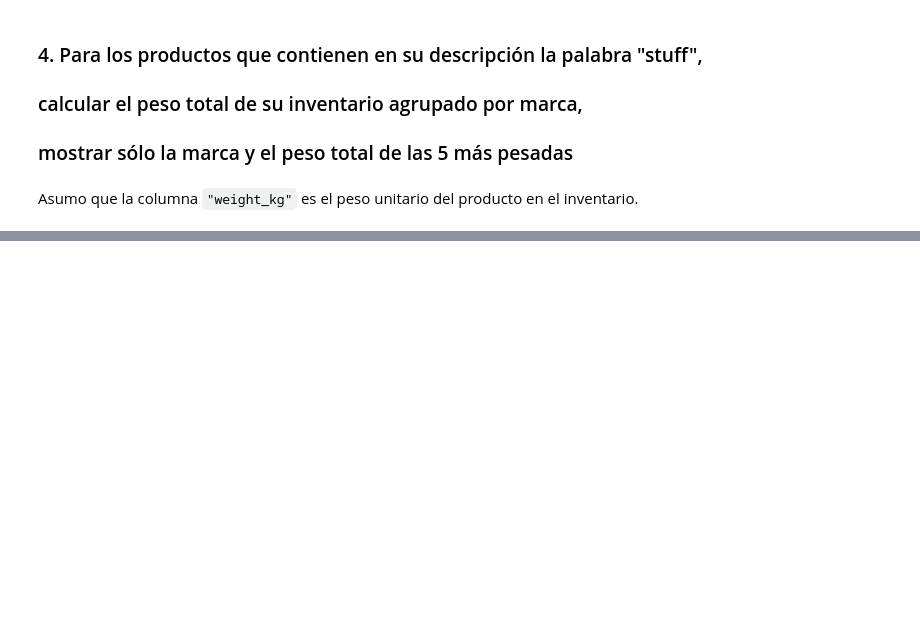
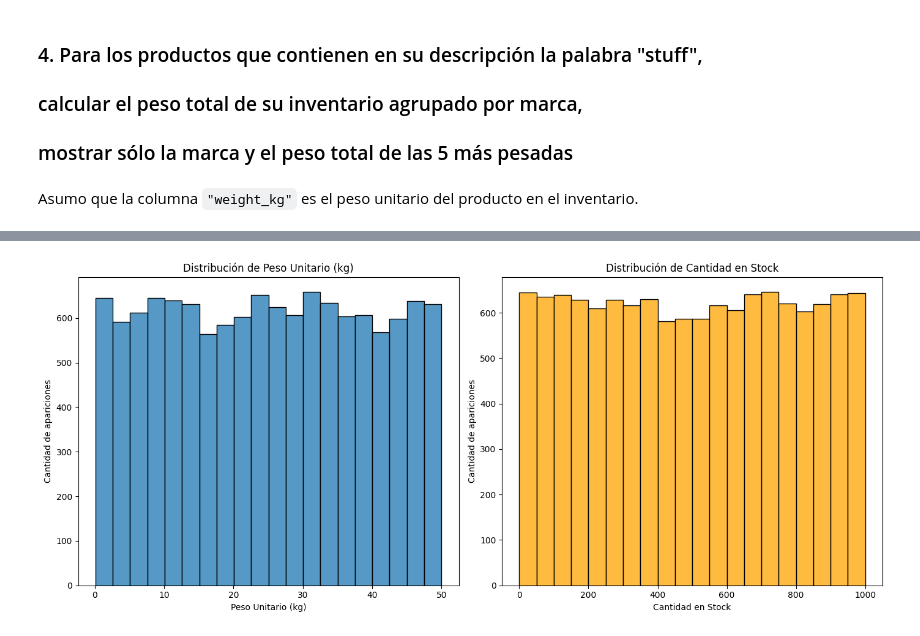
Before and after one commit to patricioibar/datos-tp1, a Jupyter notebook: main.ipynb, the cells around one changed output, grey strips where cells are left out. Drawn from its saved outputs; the diff is of its cells as text; code cells hidden in the pictures; blank space fills up the shorter version.

```diff
--- a/main.ipynb
+++ b/main.ipynb
@@ -315,0 +322,16 @@ stuff_products
+# %%
+plt.figure(figsize=(14, 6))
+
+plt.subplot(1, 2, 1)
+sns.histplot(stuff_products["Peso Unitario (kg)"].dropna(), bins=20)
+plt.title("Distribución de Peso Unitario (kg)")
+plt.ylabel("Cantidad de apariciones")
+
+plt.subplot(1, 2, 2)
+sns.histplot(stuff_products["Cantidad en Stock"].dropna(), bins=20, color="orange")
+plt.title("Distribución de Cantidad en Stock")
+plt.ylabel("Cantidad de apariciones")
+
+plt.tight_layout()
+# %% [output]
+[figure, added]
```
Also changed, not shown: parts of 2 cells of this notebook.
